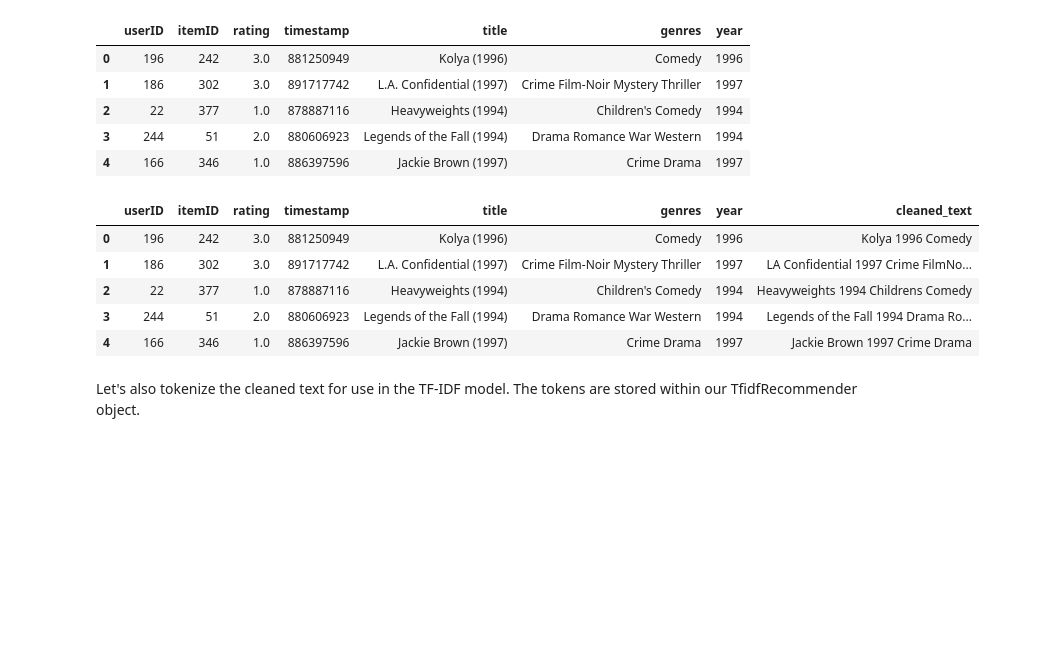
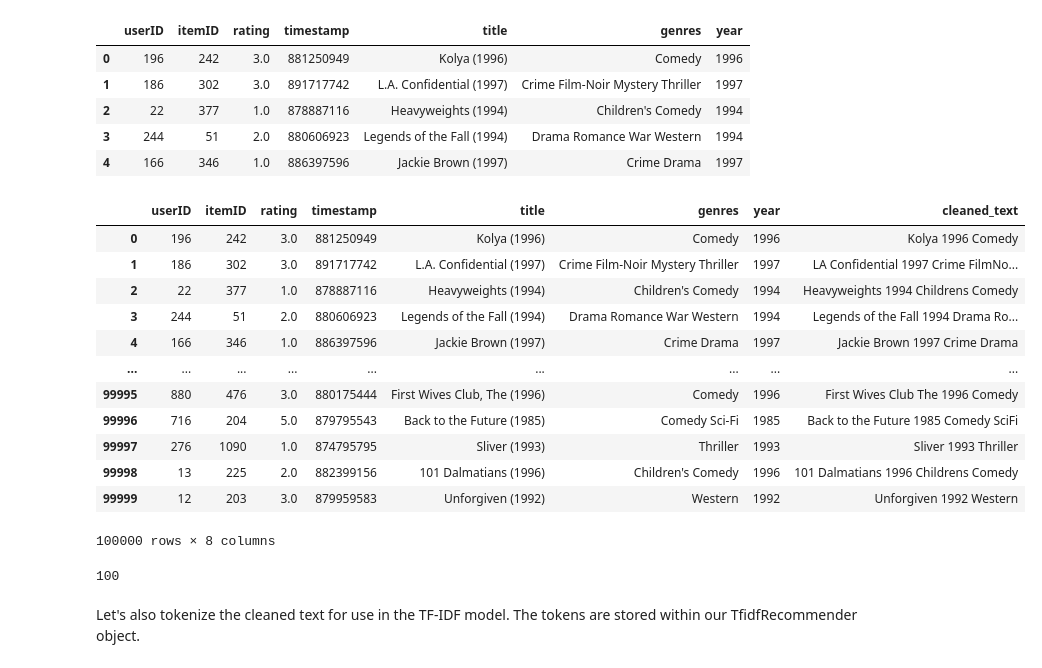
Before and after one commit to PUT-RecSys-Research/qpera-thesis, a Jupyter notebook: notebooks/CBF.ipynb, the cells around one changed output. Saved outputs shown, nothing was run; the diff lists cells and outputs as text; code cells hidden in the pictures; blank space fills up the shorter version.

```diff
--- a/notebooks/CBF.ipynb
+++ b/notebooks/CBF.ipynb
@@ -73,7 +73,7 @@ Select one of the following tokenization methods to use in the model:
 | 'scibert'           | SciBERT word tokenization ('allenai/scibert_scivocab_cased') is applied.<br>This is recommended for scientific journal articles. |
 # %%
 # Create the recommender object
-recommender = TfidfRecommender(id_col='cord_uid', tokenization_method='scibert')
+recommender = TfidfRecommender(id_col='itemID', tokenization_method='bert')
 # %% [markdown]
 ### 5. Prepare text for use in the TF-IDF recommender
 # %%
@@ -89,15 +89,27 @@ data.head()
 # %%
 cols_to_clean = ['title','genres']
 clean_col = 'cleaned_text'
 df_clean = recommender.clean_dataframe(data, cols_to_clean, clean_col)
-df_clean.head()
+df_clean
 # %% [output]
 |  | userID | itemID | rating | timestamp | title | genres | year | cleaned_text |
 | 0 | 196 | 242 | 3.0 | 881250949 | Kolya (1996) | Comedy | 1996 | Kolya 1996 Comedy |
 | 1 | 186 | 302 | 3.0 | 891717742 | L.A. Confidential (1997) | Crime Film-Noir Mystery Thriller | 1997 | LA Confidential 1997 Crime FilmNo... |
 | 2 | 22 | 377 | 1.0 | 878887116 | Heavyweights (1994) | Children's Comedy | 1994 | Heavyweights 1994 Childrens Comedy |
 | 3 | 244 | 51 | 2.0 | 880606923 | Legends of the Fall (1994) | Drama Romance War Western | 1994 | Legends of the Fall 1994 Drama Ro... |
 | 4 | 166 | 346 | 1.0 | 886397596 | Jackie Brown (1997) | Crime Drama | 1997 | Jackie Brown 1997 Crime Drama |
+| ... | ... | ... | ... | ... | ... | ... | ... | ... |
+| 99995 | 880 | 476 | 3.0 | 880175444 | First Wives Club, The (1996) | Comedy | 1996 | First Wives Club The 1996 Comedy |
+| 99996 | 716 | 204 | 5.0 | 879795543 | Back to the Future (1985) | Comedy Sci-Fi | 1985 | Back to the Future 1985 Comedy SciFi |
+| 99997 | 276 | 1090 | 1.0 | 874795795 | Sliver (1993) | Thriller | 1993 | Sliver 1993 Thriller |
+| 99998 | 13 | 225 | 2.0 | 882399156 | 101 Dalmatians (1996) | Children's Comedy | 1996 | 101 Dalmatians 1996 Childrens Comedy |
+| 99999 | 12 | 203 | 3.0 | 879959583 | Unforgiven (1992) | Western | 1992 | Unforgiven 1992 Western |
+100000 rows × 8 columns
+# %%
+df_clean = df_clean[:100]
+len(df_clean)
+# %% [output]
+100
 # %% [markdown]
 Let's also tokenize the cleaned text for use in the TF-IDF model. The tokens are stored within our TfidfRecommender object.
 # %%
```
Also changed, not shown: parts of 5 cells of this notebook.
